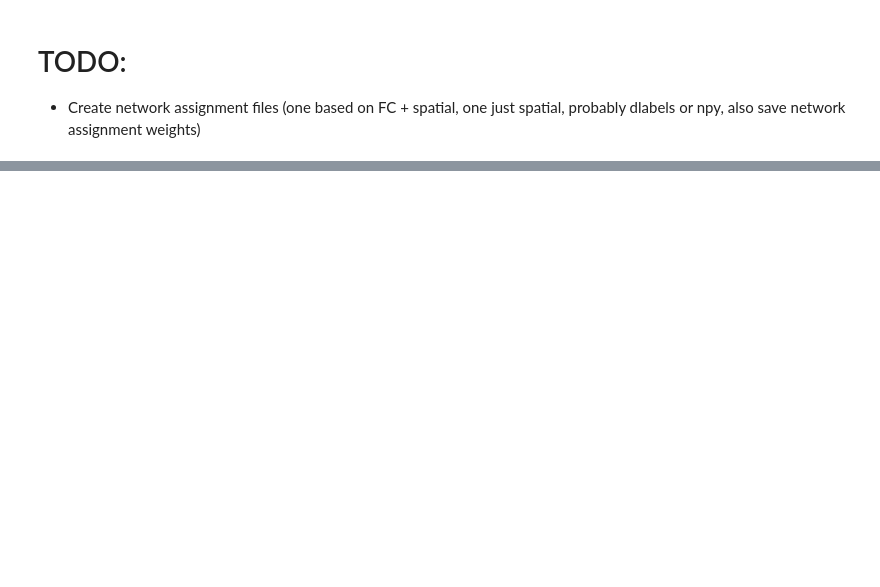
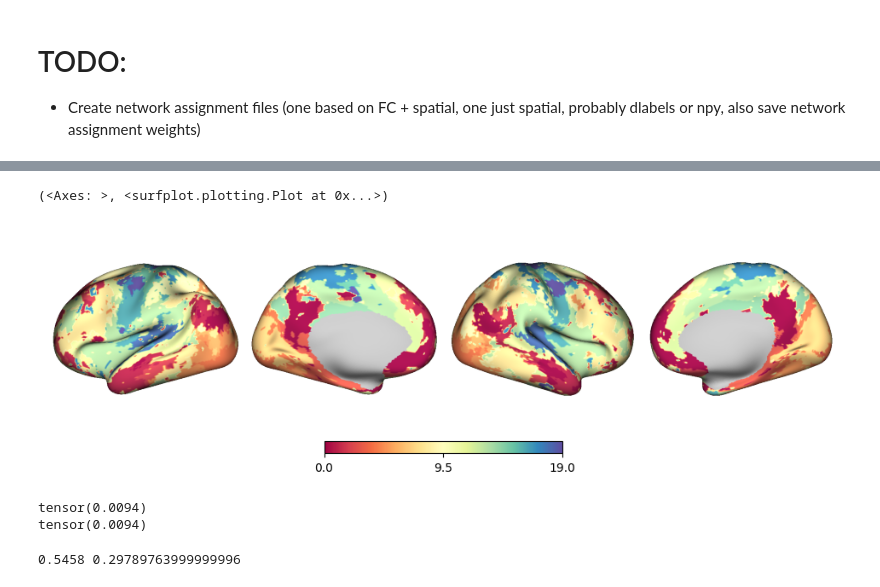
Before and after one commit to cole-khamnei/precision_mapping, a Jupyter notebook: notebooks/PM_HCP_pipeline.ipynb, the cells around one changed output, grey strips where cells are left out. Saved outputs shown, nothing was run; the diff lists cells and outputs as text; code cells hidden in the pictures; blank space fills up the shorter version.

```diff
--- a/notebooks/PM_HCP_pipeline.ipynb
+++ b/notebooks/PM_HCP_pipeline.ipynb
@@ -111,0 +83,8 @@ for max_trs in [3500, 3550]:
+# %%
+dtseries_path = "/data/data7/juanMRI/ZI/xcp-0.10.0rc3/sub-zitestpfm/func/sub-zitestpfm_task-rest_space-fsLR_den-91k_desc-denoised_bold.dtseries.nii"
+
+ME_filename = "ME_example"
+
+voxel_fc_path = f"scratch/{ME_filename}_voxel_FC.npz"
+parcellation_path = f"scratch/{ME_filename}_parcellation.npy"
+network_path = f"scratch/{ME_filename}_networks.npy"
@@ -111,0 +140,6 @@ for max_trs in [3500, 3550]:
+# %%
+vni_shuffled = np.random.choice(np.arange(20), 20,  replace=False)[vni.astype(int)]
+vertex_plot(vni, example_cifti, cmap=plt.cm.Spectral)
+# %% [output]
+(<Axes: >, <surfplot.plotting.Plot at 0x...>)
+[figure, added]
@@ -111,0 +153,8 @@ for max_trs in [3500, 3550]:
+# %%
+import xmath_tools as xmt
+r = xmt.PairCorrelator.run(pair_data, axis=None, threshold=None, backend="torch", device="cpu")
+print(r, r ** 2)
+# %% [output]
+tensor(0.0094)
+tensor(0.0094)
+0.5458 0.29789763999999996
```
Also changed, not shown: parts of 18 cells of this notebook, 7 other files.
